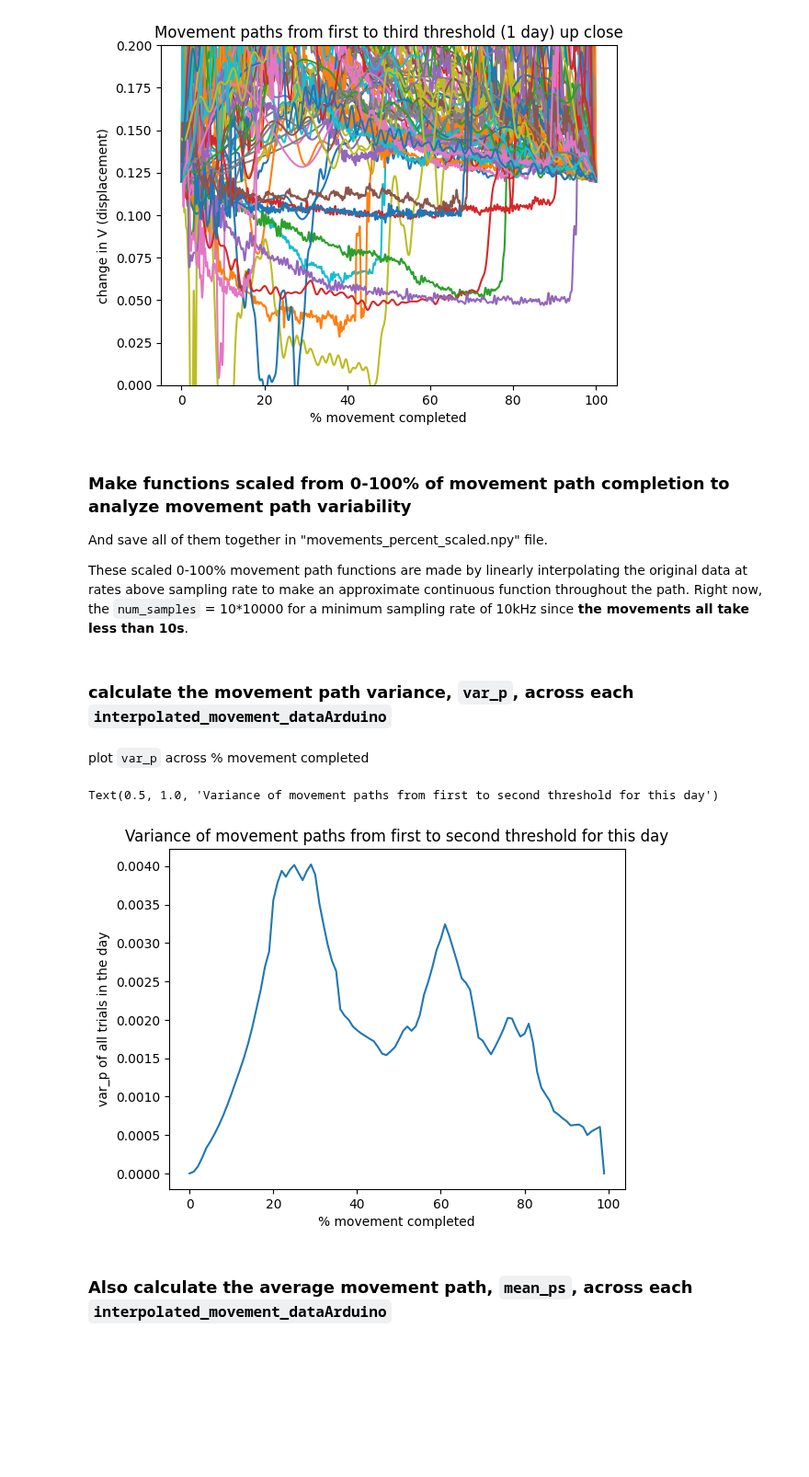
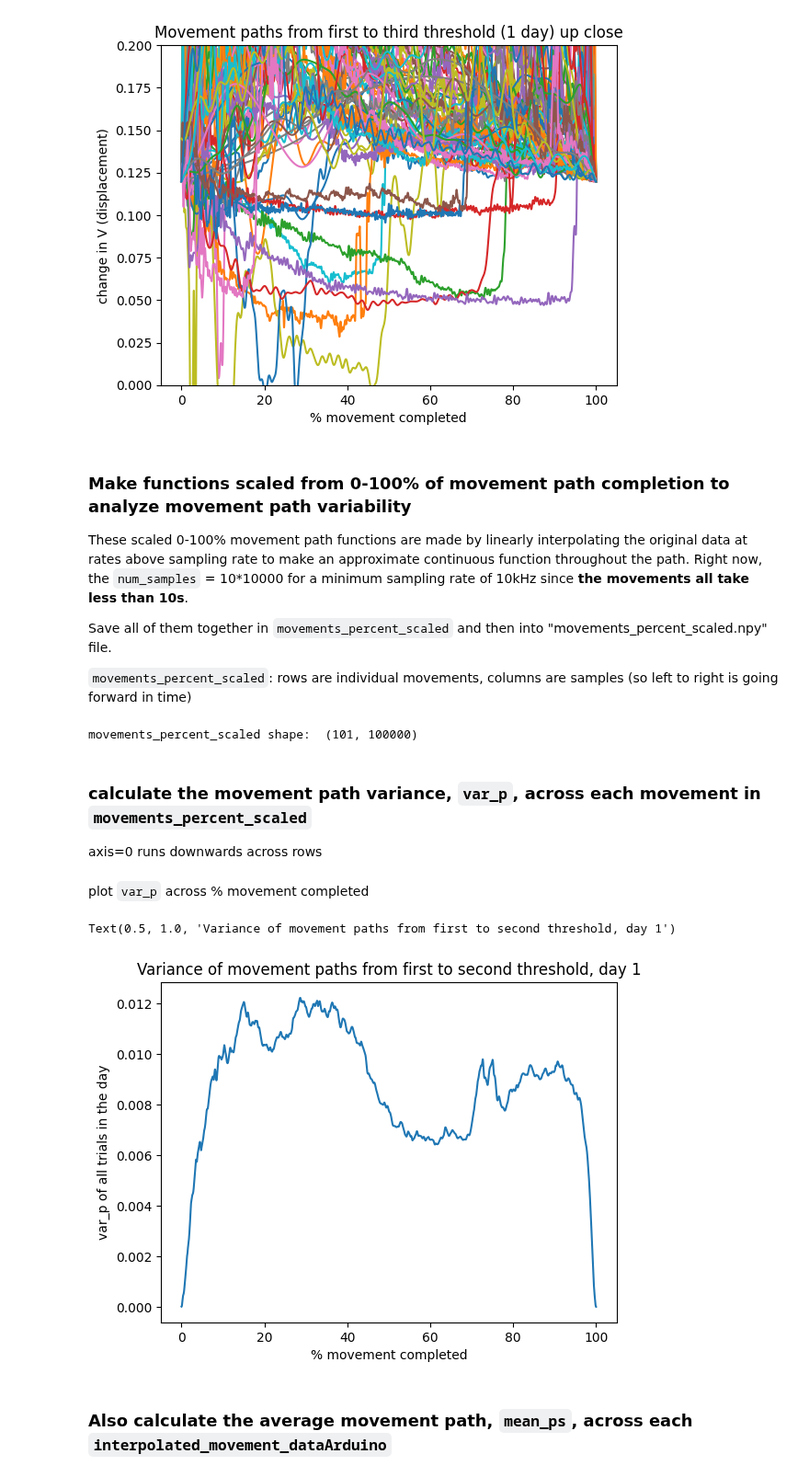
Before and after one commit to paulazoo/behavior, a Jupyter notebook: analysis/analysis2_var_p.ipynb, the cells around one changed output. Shown at 92% size. Cells and saved outputs as stored; diff of their text form; code cells hidden in the pictures; blank space fills up the shorter version.

```diff
--- a/analysis/2_var_ptemp.ipynb
+++ b/analysis/analysis2_var_p.ipynb
@@ -252,40 +244,46 @@ Text(0.5, 1.0, 'Movement paths from first to third threshold (1 day) up close')
 [figure]
 # %% [markdown]
 ### Make functions scaled from 0-100% of movement path completion to analyze movement path variability
-And save all of them together in "movements_percent_scaled.npy" file.
+These scaled 0-100% movement path functions are made by linearly interpolating the original data at rates above sampling rate to make an approximate continuous function throughout the path. Right now, the `num_samples` = 10*10000 for a minimum sampling rate of 10kHz since __the movements all take less than 10s__.
 
-These scaled 0-100% movement path functions are made by linearly interpolating the original data at rates above sampling rate to make an approximate continuous function throughout the path. Right now, the `num_samples` = 10*10000 for a minimum sampling rate of 10kHz since __the movements all take less than 10s__.
+Save all of them together in `movements_percent_scaled` and then into "movements_percent_scaled.npy" file.
+
+`movements_percent_scaled`: rows are individual movements, columns are samples (so left to right is going forward in time)
 # %%
 num_samples = 10*10000
-movements_percent_scaled = np.array([]).resize((num_samples, len(movements)))
+movements_percent_scaled = np.array([]).reshape((0, num_samples))
 for movement in movements:
     trial_i = movement[0]
     # Read the binary file created by the C++ program which is saved as double
     trial_frequencies = np.fromfile(lever_data_folder+"trial_frequencies.bin", dtype=np.double)
-    movement_data = np.load(lever_data_folder+"movement_trial"+str(trial_i)+".npy")
+    movement_data = np.load(output_folder+"movement_trial"+str(trial_i)+".npy")
     percent_completion_x = np.linspace(0, 100, movement_data[1,:].shape[0])
 
     movement_data_fcn = interpolate.interp1d(percent_completion_x, movement_data[1, :], kind='linear')
     new_x = percent_completion_x = np.linspace(0, 100, num_samples)
     new_y = movement_data_fcn(new_x)
-    movements_percent_scaled = np.array([new_x, new_y])
+    movements_percent_scaled = np.vstack([movements_percent_scaled, new_y[:]])
 
-    # use np.save()
-    np.save(lever_data_folder+"movement_percent_scaled_trial"+str(trial_i), movement_percent_scaled)
+np.save(output_folder+"movement_percent_scaled", movements_percent_scaled)
+print("movements_percent_scaled shape: ", movements_percent_scaled.shape)
+# %% [output]
+movements_percent_scaled shape:  (101, 100000)
 # %% [markdown]
-### calculate the movement path variance, `var_p`, across each `interpolated_movement_dataArduino`
+### calculate the movement path variance, `var_p`, across each movement in `movements_percent_scaled`
+axis=0 runs downwards across rows
 # %%
-var_p=np.var(, axis=0)
+var_p=np.var(movements_percent_scaled, axis=0)
 # %% [markdown]
 plot `var_p` across % movement completed
 # %%
-plt.plot(range(0,100), var_p)
+x_range = np.array(range(0,num_samples)) * 100 / num_samples
+plt.plot(x_range, var_p)
 plt.xlabel("% movement completed")
 plt.ylabel("var_p of all trials in the day")
-plt.title("Variance of movement paths from first to second threshold for this day")
+plt.title("Variance of movement paths from first to second threshold, day "+str(day))
 # %% [output]
-Text(0.5, 1.0, 'Variance of movement paths from first to second threshold for this day')
+Text(0.5, 1.0, 'Variance of movement paths from first to second threshold, day 1')
-[figure, old version]
+[figure, new version]
 # %% [markdown]
 ### Also calculate the average movement path, `mean_ps`, across each `interpolated_movement_dataArduino`
 # %%
```
Also changed, not shown: parts of 11 cells of this notebook, 11 other files.
